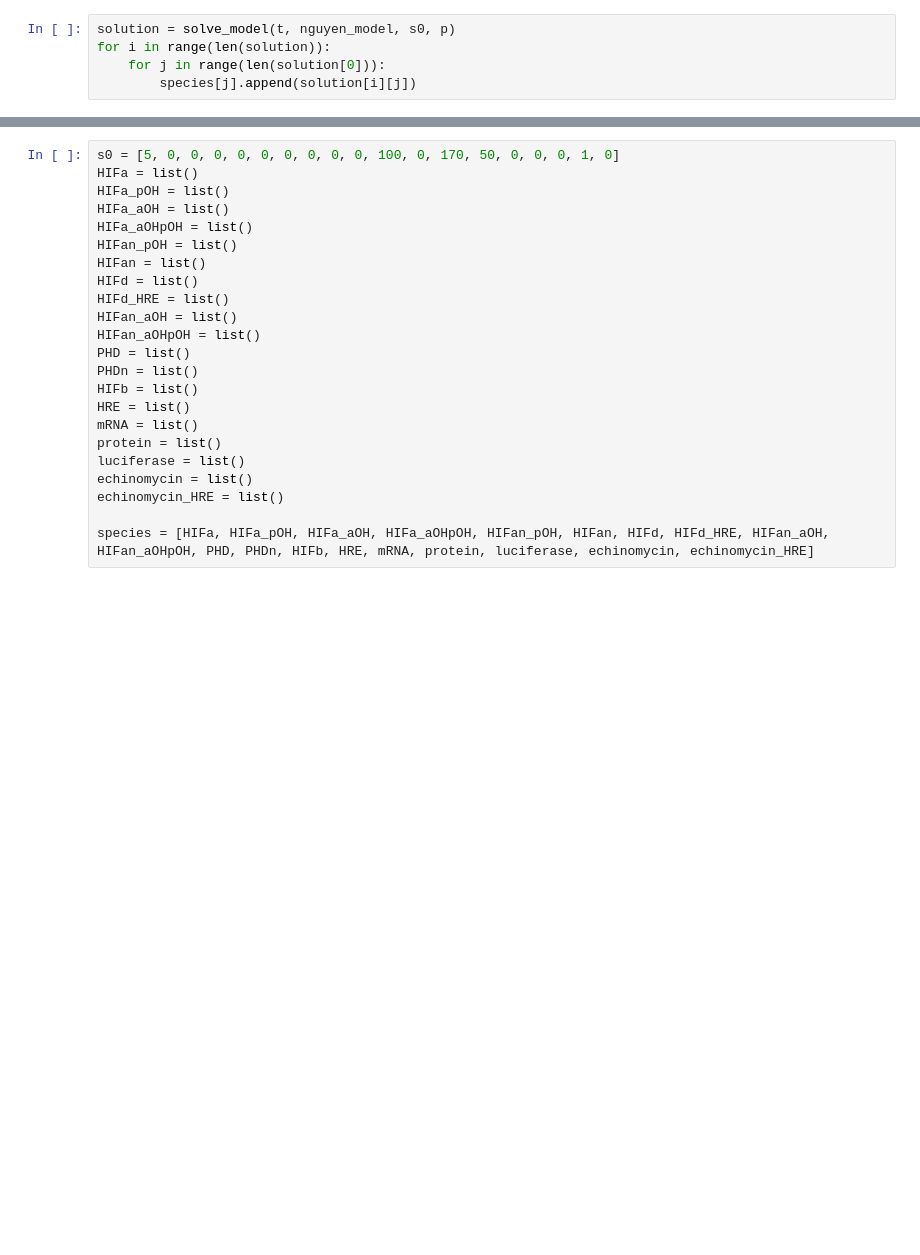
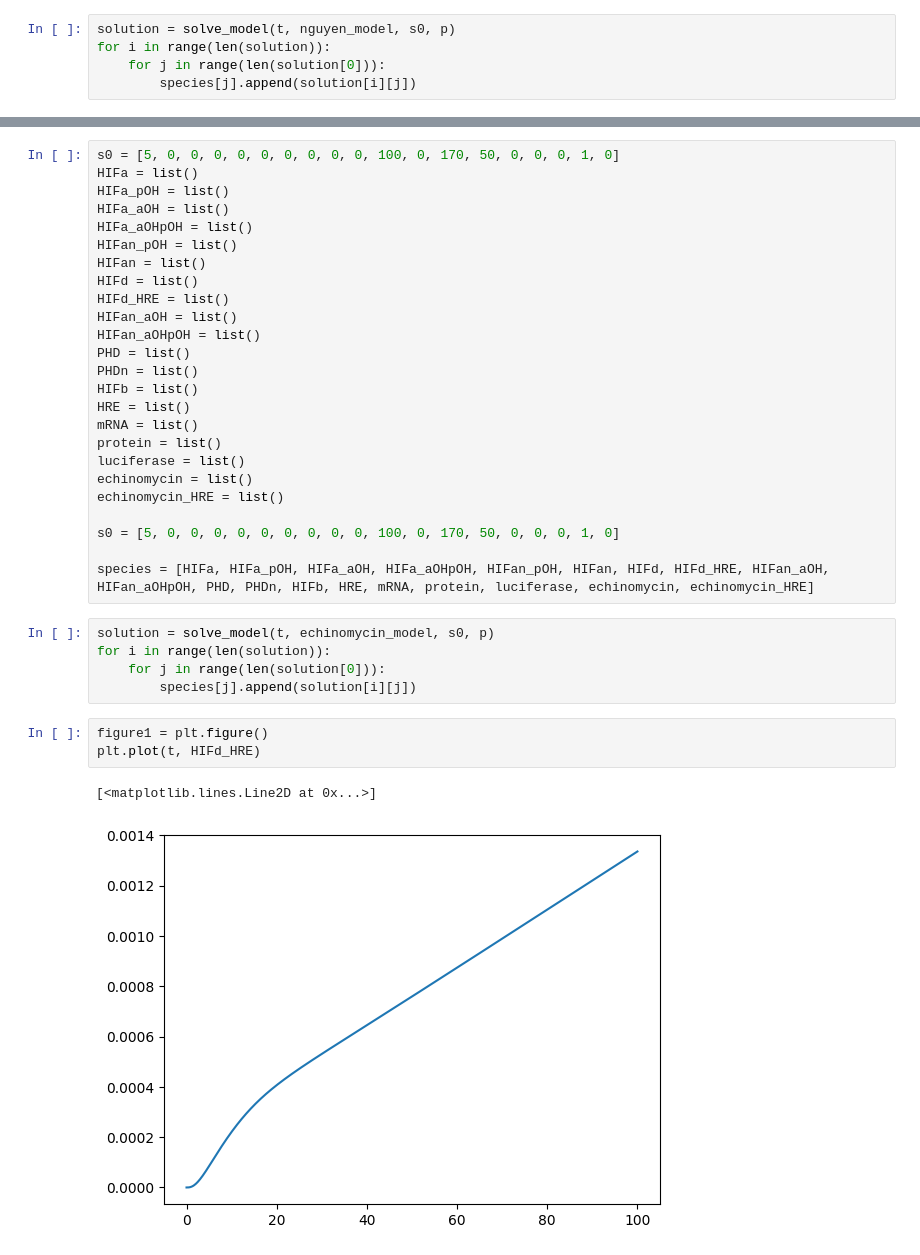
Before and after one commit to JooshK/HIF1-Signaling, a Jupyter notebook: src/nguyen/nguyen_model.ipynb, the cells around one changed output, grey strips where cells are left out. Saved outputs shown, nothing was run; the diff lists cells and outputs as text; blank space fills up the shorter version.

```diff
--- a/src/nguyen/nguyen_model.ipynb
+++ b/src/nguyen/nguyen_model.ipynb
@@ -62,4 +59,17 @@ luciferase = list()
 echinomycin = list()
 echinomycin_HRE = list()
 
+s0 = [5, 0, 0, 0, 0, 0, 0, 0, 0, 0, 100, 0, 170, 50, 0, 0, 0, 1, 0]
+
 species = [HIFa, HIFa_pOH, HIFa_aOH, HIFa_aOHpOH, HIFan_pOH, HIFan, HIFd, HIFd_HRE, HIFan_aOH, HIFan_aOHpOH, PHD, PHDn, HIFb, HRE, mRNA, protein, luciferase, echinomycin, echinomycin_HRE]
+# %%
+solution = solve_model(t, echinomycin_model, s0, p)
+for i in range(len(solution)):
+    for j in range(len(solution[0])):
+        species[j].append(solution[i][j])
+# %%
+figure1 = plt.figure()
+plt.plot(t, HIFd_HRE)
+# %% [output]
+[<matplotlib.lines.Line2D at 0x...>]
+[figure, added]
```
Also changed, not shown: parts of 5 cells of this notebook.
